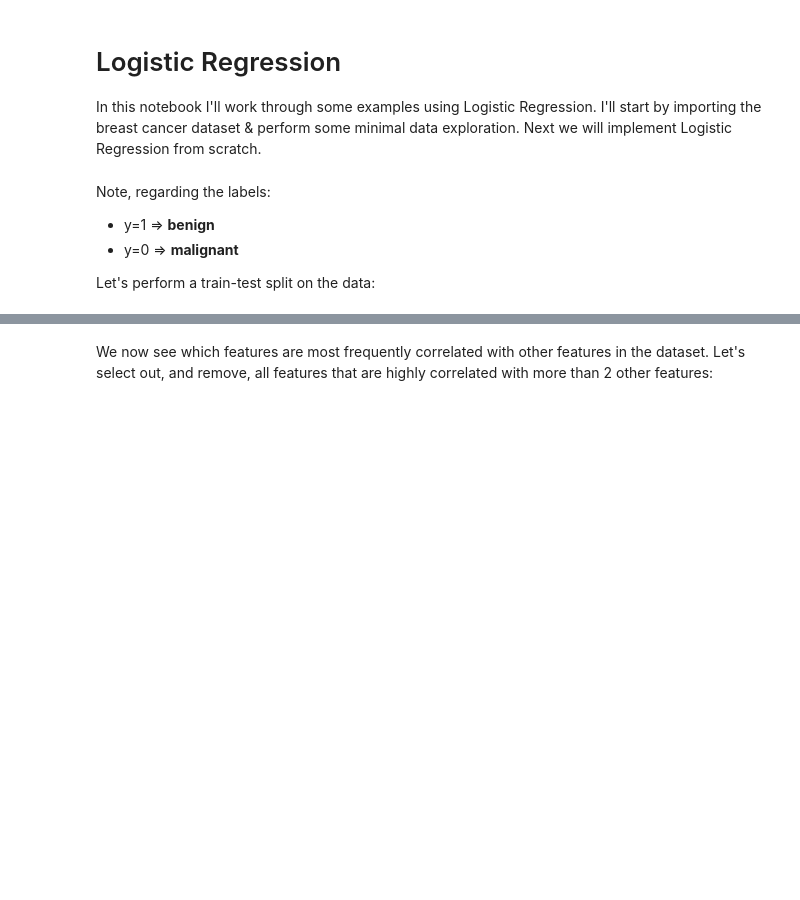
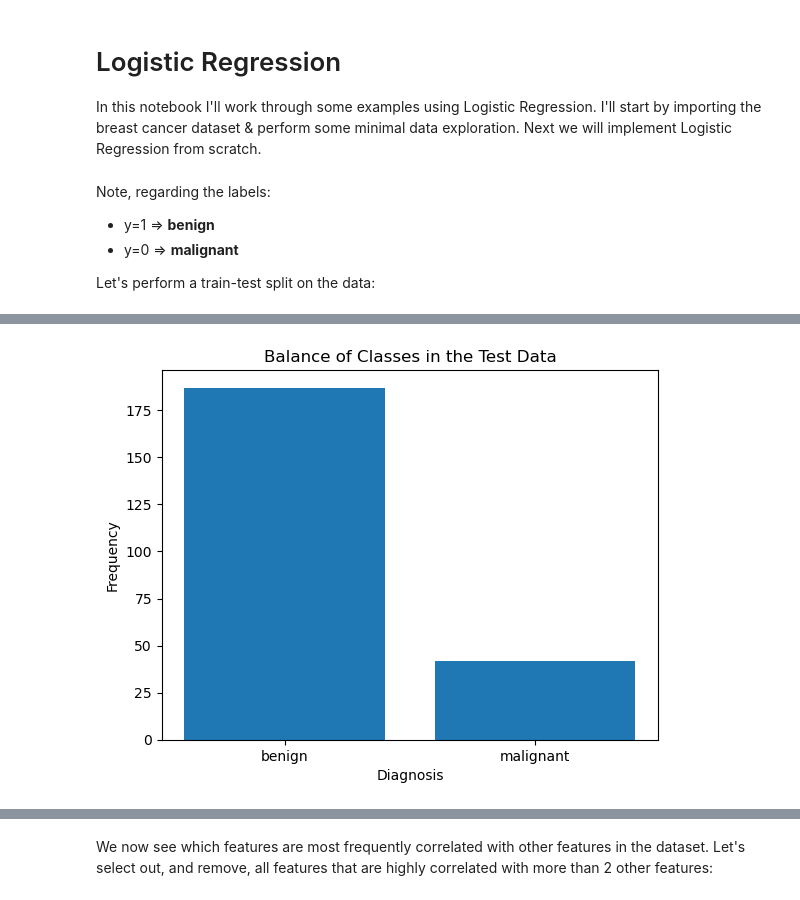
Before and after one commit to insidelearningmachines/Blog, a Jupyter notebook: Notebook II Logistic Regression.ipynb, the cells around one changed output, grey strips where cells are left out. Saved outputs shown, nothing was run; the diff lists cells and outputs as text; code cells hidden in the pictures; blank space fills up the shorter version.

```diff
--- a/Notebook II Logistic Regression.ipynb
+++ b/Notebook II Logistic Regression.ipynb
@@ -40,3 +67,12 @@ The labels clearly show an imbalance between the two classes. To simplify the di
+# %%
+# let's see the test set class labels?
+plt.bar(['benign','malignant'],height=[np.sum(y_test),y_test.shape[0]-np.sum(y_test)])
+plt.title('Balance of Classes in the Test Data')
+plt.xlabel('Diagnosis')
+plt.ylabel('Frequency')
+plt.show()
+# %% [output]
+[figure, added]
 # %%
 # make a box plot of input features
 dfX_train = pd.DataFrame(X_train,columns=data.feature_names)
```
Also changed, not shown: parts of 15 cells of this notebook.
